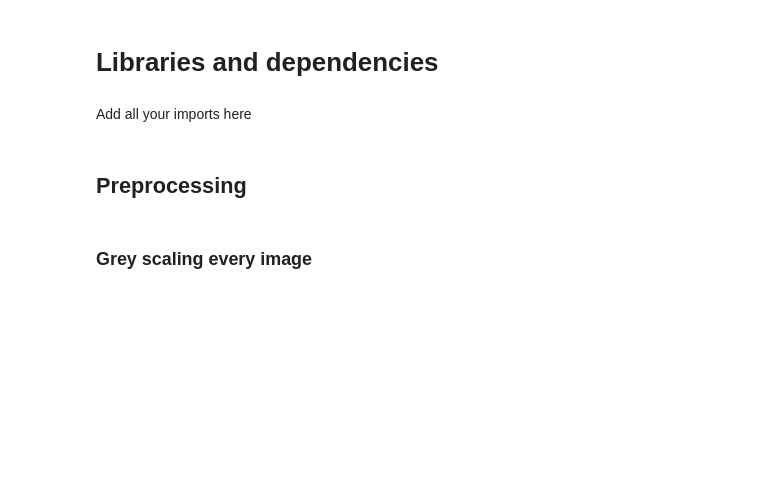
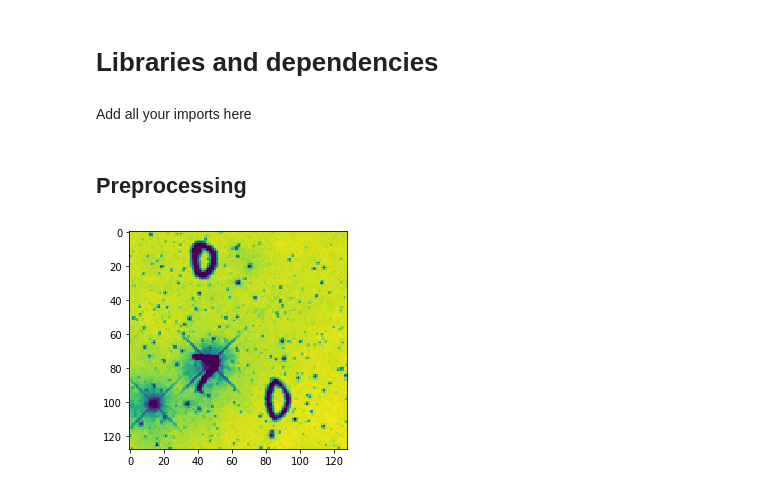
Before and after one commit to rickyychen/MNIST_Max-digits, a Jupyter notebook: Copy_of_MNIST_Max_digits.ipynb, the cells around one changed output. Drawn from its saved outputs; the diff is of its cells as text; code cells hidden in the pictures; blank space fills up the shorter version.

```diff
--- a/Copy_of_MNIST_Max_digits.ipynb
+++ b/Copy_of_MNIST_Max_digits.ipynb
@@ -68,4 +81,2 @@ Add all your imports here
 # %% [markdown]
 ## Preprocessing
-# %% [markdown]
-### Grey scaling every image
@@ -81,0 +83,4 @@ for i in range(len(train_images)):
+# %%
+test_image = train_images[1]
+copy_image = []
+copy_image = copy.deepcopy(test_image)
@@ -81,0 +94,4 @@ for i in range(len(train_images)):
+# %%
+show_image(test_image)
+# %% [output]
+[figure, added]
```
Also changed, not shown: parts of 11 cells of this notebook.
